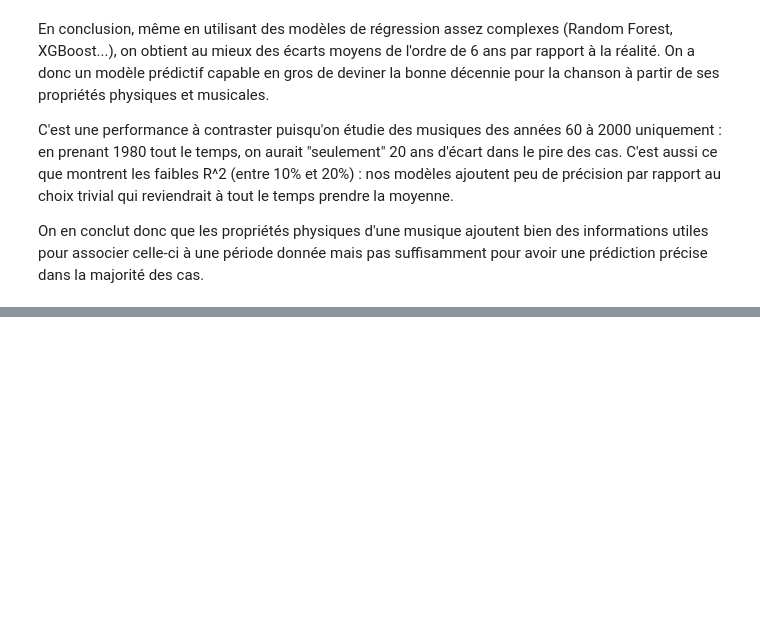
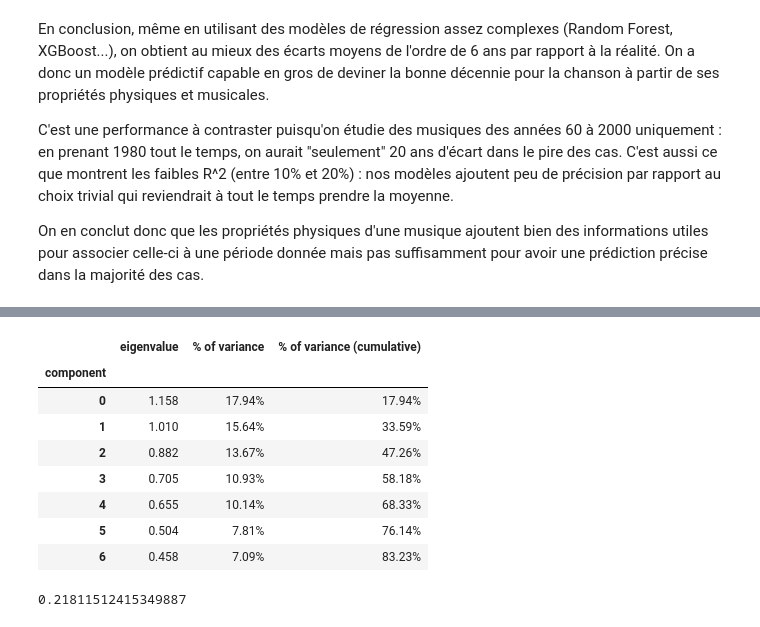
Before and after one commit to P-Point-all/Data_Science_Spotify, a Jupyter notebook: Data_Spotify_Python.ipynb, the cells around one changed output, grey strips where cells are left out. Saved outputs shown, nothing was run; the diff lists cells and outputs as text; code cells hidden in the pictures; blank space fills up the shorter version.

Commit message:
clustering et genres python

```diff
--- a/Data_Spotify_Python.ipynb
+++ b/Data_Spotify_Python.ipynb
@@ -1218,0 +1223,15 @@ On en conclut donc que les propriétés physiques d'une musique ajoutent bien de
+# %%
+song_ge = song.copy()
+#song_MCA = song_MCA.drop('track_album_release_year', axis=1)
+song_ge = song_ge.drop("track_artist", axis = 1)
+song_ge = song_ge.drop("track_popularity", axis = 1)
+song_ge = song_ge.drop("track_album_name", axis = 1)
+song_ge = song_ge.drop("playlist_name", axis = 1)
+song_ge = song_ge.drop("track_album_release_month", axis = 1)
+song_ge = song_ge.drop("track_album_release_year", axis = 1)
+song_ge = song_ge.drop("playlist_genre", axis = 1)
+song_ge = song_ge.drop("playlist_subgenre", axis = 1)
+song_ge = song_ge.drop("duration_s", axis = 1)
+song_ge['key'] = song_ge['key'].astype(int)
+song_ge['mode'] = song_ge['mode'].astype(int)
+song_ge.info()
@@ -1218,0 +1257,28 @@ On en conclut donc que les propriétés physiques d'une musique ajoutent bien de
+# %%
+dict_indexes = {
+    "physical" : ["danceability", "energy", "loudness", "speechiness", "acousticness", "instrumentalness", "liveness", "valence"],
+    "music" : ["key", "mode"],
+    "tempo" : ["tempo"]
+}
+mfa = prince.MFA(
+    n_components=7,
+    n_iter=3,
+    copy=True,
+    check_input=True,
+    engine='sklearn',
+    random_state=42
+)
+mfa = mfa.fit(
+    song_ge, groups = dict_indexes
+)
+mfa.eigenvalues_summary
+# %% [output]
+|  | eigenvalue | % of variance | % of variance (cumulative) |
+| component |  |  |  |
+| 0 | 1.158 | 17.94% | 17.94% |
+| 1 | 1.010 | 15.64% | 33.59% |
+| 2 | 0.882 | 13.67% | 47.26% |
+| 3 | 0.705 | 10.93% | 58.18% |
+| 4 | 0.655 | 10.14% | 68.33% |
+| 5 | 0.504 | 7.81% | 76.14% |
+| 6 | 0.458 | 7.09% | 83.23% |
@@ -1218,0 +1313,4 @@ On en conclut donc que les propriétés physiques d'une musique ajoutent bien de
+# %%
+print(correspondence_score(genres_mapped, clusters_kmeans))
+# %% [output]
+0.21811512415349887
```
Also changed, not shown: parts of 11 cells of this notebook.
